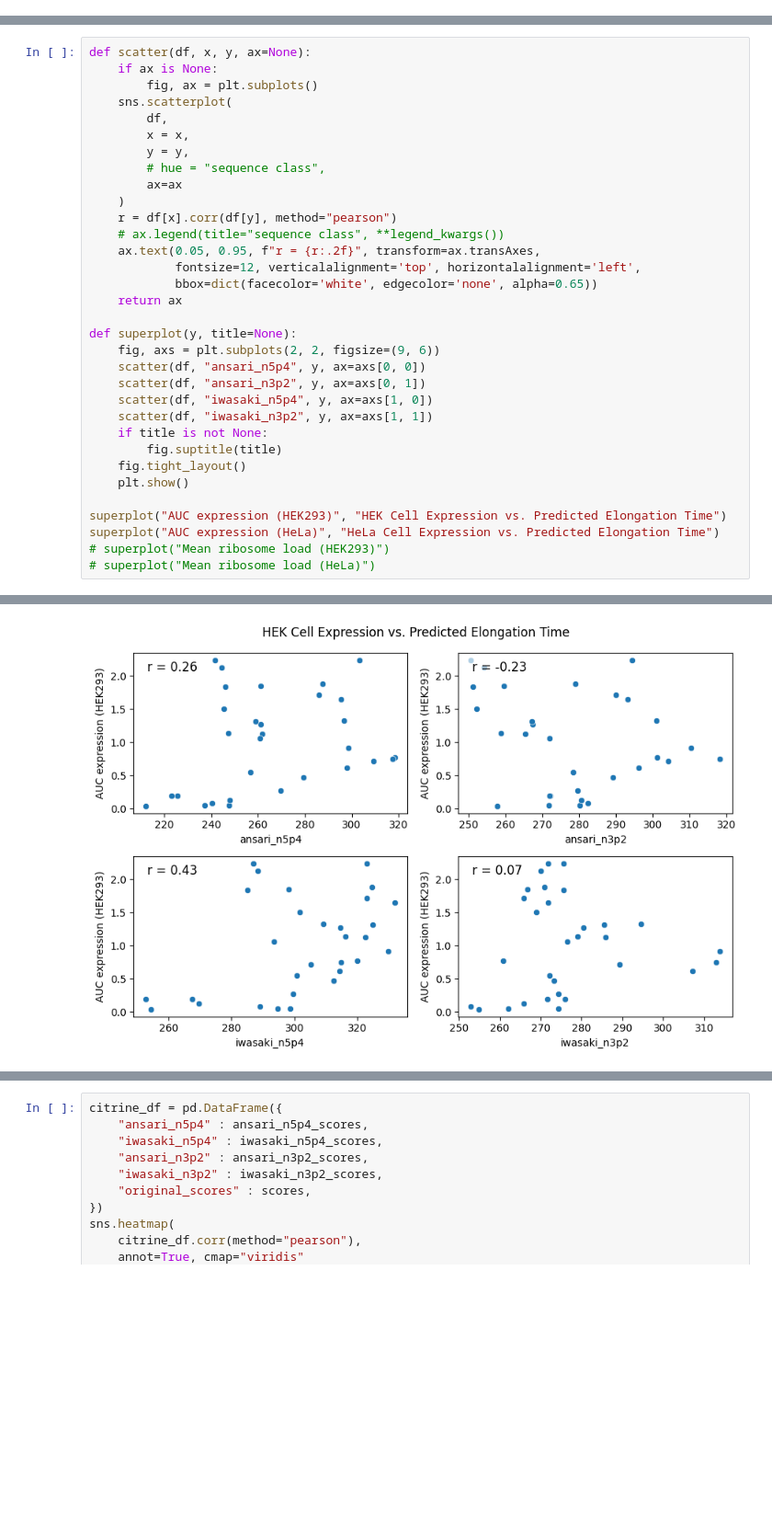
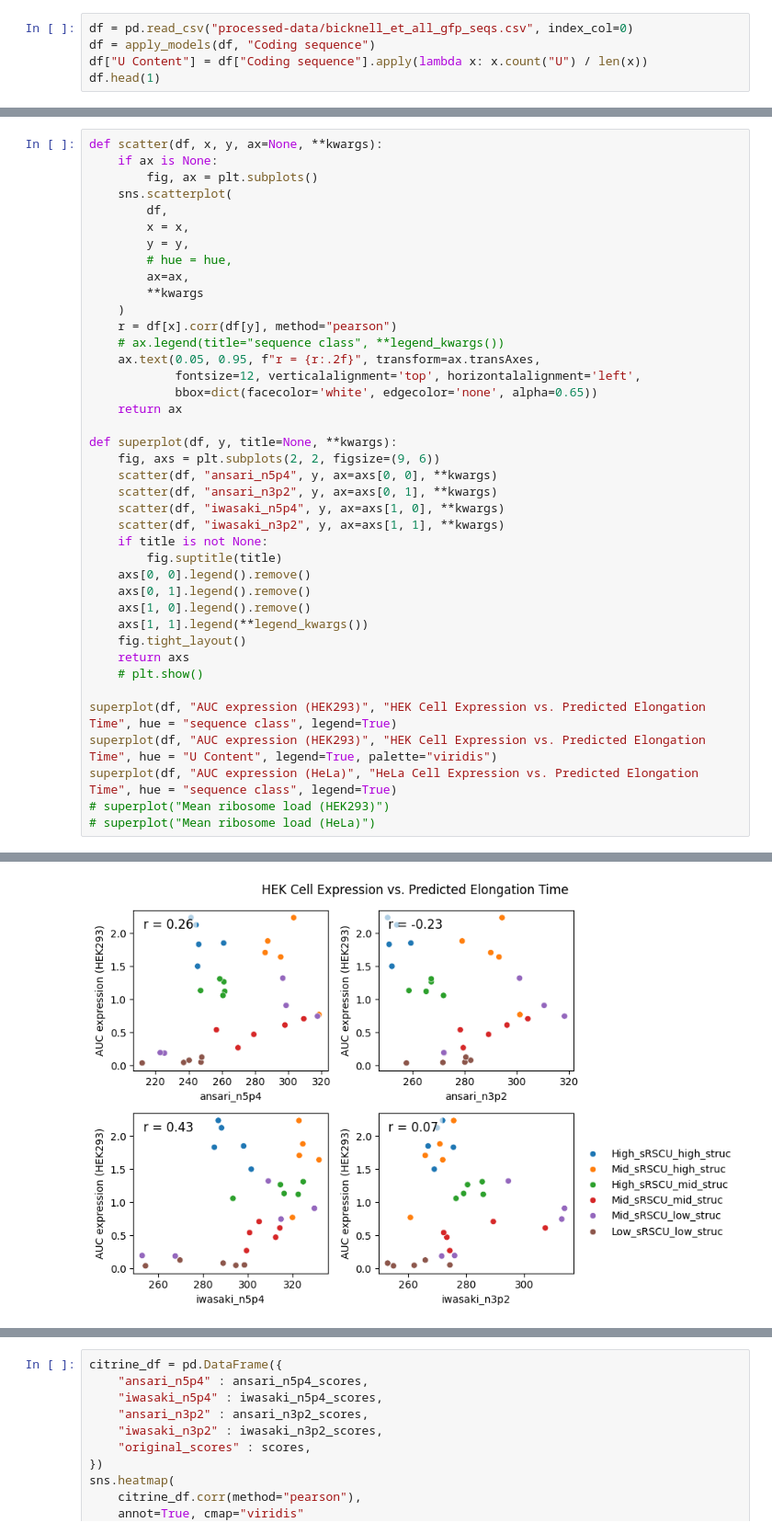
Before and after one commit to jedsurf/lareau-rotation, a Jupyter notebook: notebooks/250131_fluorescence_data.ipynb, the cells around one changed output, grey strips where cells are left out. Shown at 92% size. Drawn from its saved outputs; the diff is of its cells as text; blank space fills up the shorter version.

```diff
--- a/notebooks/250131_fluorescence_data.ipynb
+++ b/notebooks/250131_fluorescence_data.ipynb
@@ -70,0 +39,5 @@ df["iwasaki_n3p2"] = df["Coding sequence"].apply(predict_elongation, model=iwasa
+# %%
+df = pd.read_csv("processed-data/bicknell_et_all_gfp_seqs.csv", index_col=0)
+df = apply_models(df, "Coding sequence")
+df["U Content"] = df["Coding sequence"].apply(lambda x: x.count("U") / len(x))
+df.head(1)
@@ -71,13 +48,14 @@ df["iwasaki_n3p2"] = df["Coding sequence"].apply(predict_elongation, model=iwasa
 # %%
-def scatter(df, x, y, ax=None):
+def scatter(df, x, y, ax=None, **kwargs):
     if ax is None:
         fig, ax = plt.subplots()
     sns.scatterplot(
         df,
         x = x,
         y = y,
-        # hue = "sequence class",
-        ax=ax
+        # hue = hue,
+        ax=ax,
+        **kwargs
     )
     r = df[x].corr(df[y], method="pearson")
     # ax.legend(title="sequence class", **legend_kwargs())
@@ -86,19 +64,25 @@ def scatter(df, x, y, ax=None):
             bbox=dict(facecolor='white', edgecolor='none', alpha=0.65))
     return ax
 
-def superplot(y, title=None):
+def superplot(df, y, title=None, **kwargs):
     fig, axs = plt.subplots(2, 2, figsize=(9, 6))
-    scatter(df, "ansari_n5p4", y, ax=axs[0, 0])
-    scatter(df, "ansari_n3p2", y, ax=axs[0, 1])
-    scatter(df, "iwasaki_n5p4", y, ax=axs[1, 0])
-    scatter(df, "iwasaki_n3p2", y, ax=axs[1, 1])
+    scatter(df, "ansari_n5p4", y, ax=axs[0, 0], **kwargs)
+    scatter(df, "ansari_n3p2", y, ax=axs[0, 1], **kwargs)
+    scatter(df, "iwasaki_n5p4", y, ax=axs[1, 0], **kwargs)
+    scatter(df, "iwasaki_n3p2", y, ax=axs[1, 1], **kwargs)
     if title is not None:
         fig.suptitle(title)
+    axs[0, 0].legend().remove()
+    axs[0, 1].legend().remove()
+    axs[1, 0].legend().remove()
+    axs[1, 1].legend(**legend_kwargs())
     fig.tight_layout()
-    plt.show()
+    return axs
+    # plt.show()
 
-superplot("AUC expression (HEK293)", "HEK Cell Expression vs. Predicted Elongation Time")
-superplot("AUC expression (HeLa)", "HeLa Cell Expression vs. Predicted Elongation Time")
+superplot(df, "AUC expression (HEK293)", "HEK Cell Expression vs. Predicted Elongation Time", hue = "sequence class", legend=True)
+superplot(df, "AUC expression (HEK293)", "HEK Cell Expression vs. Predicted Elongation Time", hue = "U Content", legend=True, palette="viridis")
+superplot(df, "AUC expression (HeLa)", "HeLa Cell Expression vs. Predicted Elongation Time", hue = "sequence class", legend=True)
 # superplot("Mean ribosome load (HEK293)")
 # superplot("Mean ribosome load (HeLa)")
 # %% [output]
@@ -105 +94 @@ superplot("AUC expression (HeLa)", "HeLa Cell Expression vs. Predicted Elongatio
-[figure, old version]
+[figure, new version]
```
Also changed, not shown: parts of 23 cells of this notebook.
